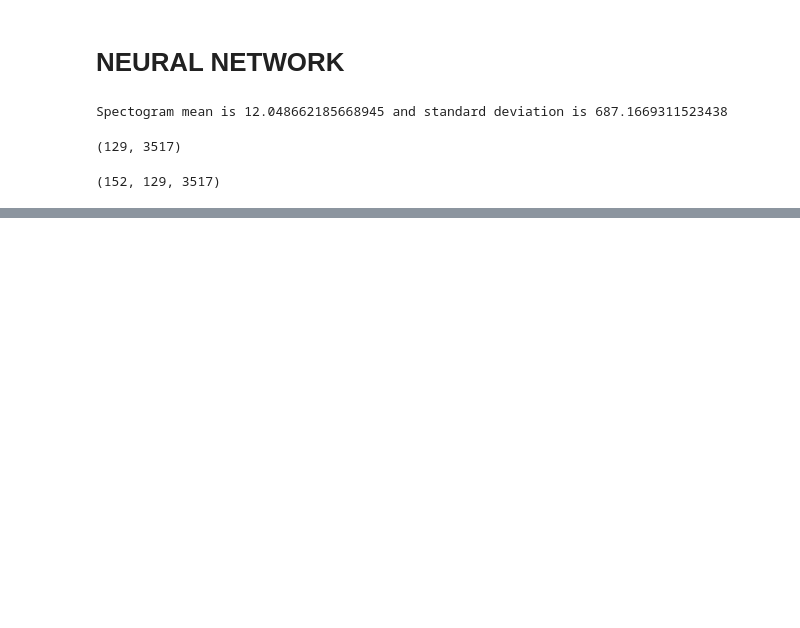
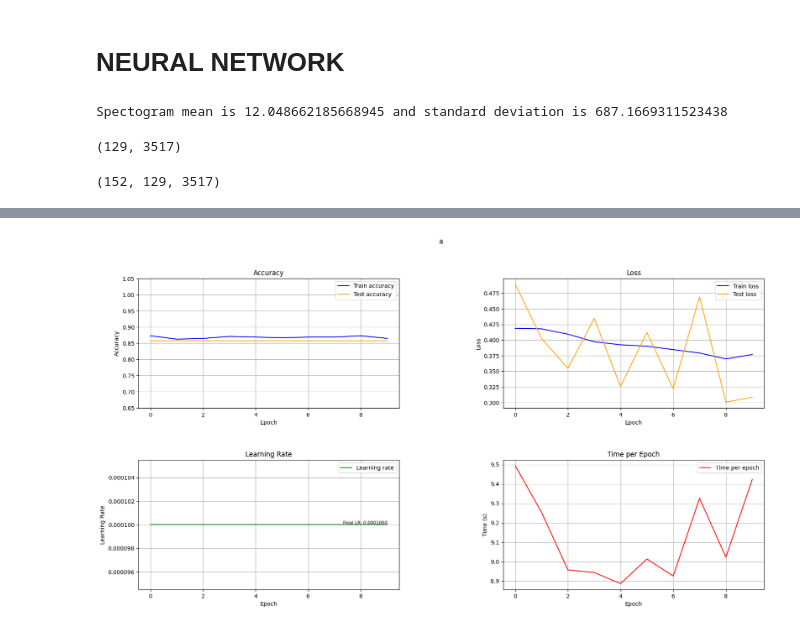
Before and after one commit to hornikmatej/sur_project, a Jupyter notebook: voiceRecognition.ipynb, the cells around one changed output, grey strips where cells are left out. Drawn from its saved outputs; the diff is of its cells as text; code cells hidden in the pictures; blank space fills up the shorter version.

Commit message:
train function from trainmodel added to voice

```diff
--- a/voiceRecognition.ipynb
+++ b/voiceRecognition.ipynb
@@ -229,7 +229,7 @@ padded_spectrograms = np.array(padded_spectrograms)
 # compute standard deviation and mean for potentional normalization of spectrograms
 spec_mean = np.mean(padded_spectrograms)
 spec_std = np.std(padded_spectrograms)
-# normalized_train_data = (padded_spectrograms - spec_mean) / spec_std
+padded_spectrograms = (padded_spectrograms - spec_mean) / spec_std
 print(f"Spectogram mean is {spec_mean} and standard deviation is {spec_std}")
 # %% [output]
 Spectogram mean is 12.048662185668945 and standard deviation is 687.1669311523438
@@ -283,3 +283,34 @@ model = CNN(height,width,2)
 padded_spectrograms.shape
 # %% [output]
 (152, 129, 3517)
+# %%
+# testing
+# pad spectograms for each test data
+ps_dev = []
+for data in [target_dev,non_target_dev]:
+    for spec in data:
+        padded_spec = np.pad(spec, ((0, 0), (0, max_length - spec.shape[1])), mode='constant')
+        ps_dev.append(padded_spec)
+
+
+ps_dev = (ps_dev - np.mean(ps_dev)) / np.std(ps_dev)
+
+labels_target_test = np.linspace(0,0,len(target_dev))
+labels_non_target_test = np.linspace(1,1,len(non_target_dev))
+labels_for_test = np.concatenate((labels_target_test,labels_non_target_test),axis=None)
+
+# prepare data as input for neural network
+spectrograms_tensor_test = torch.Tensor(ps_dev)
+labels_tensor_test = torch.LongTensor(labels_for_test)
+dataset_test = TensorDataset(spectrograms_tensor_test.unsqueeze(1), labels_tensor_test)
+dataloader_test = DataLoader(dataset_test, batch_size=batch_size, shuffle=True)
+# %%
+# define loss function and optimizer
+criterion = nn.CrossEntropyLoss(weight=torch.FloatTensor([132/152,20/152]))
+optimizer = optim.SGD(model.parameters(), lr=0.0001, weight_decay=0.005)
+
+# create DataLoader for batch processing
+batch_size = 32
+dataloader = DataLoader(dataset, batch_size=batch_size, shuffle=True)
+
+hist,_,_ = tm.train(model, dataloader, dataloader_test,10,optimizer,torch.device('cpu'),"mystring",grad_clip=0.05,verbose=True)
@@ -286,3 +336,8 @@ padded_spectrograms.shape
+# %%
+from src.utils import plot_graphs
+plot_graphs(hist,"a")
+# %% [output]
+[figure, added]
 # %%
 # define loss function and optimizer
 criterion = nn.CrossEntropyLoss(weight=torch.FloatTensor([132/152,20/152]))
```
Also changed, not shown: parts of 8 cells of this notebook.
